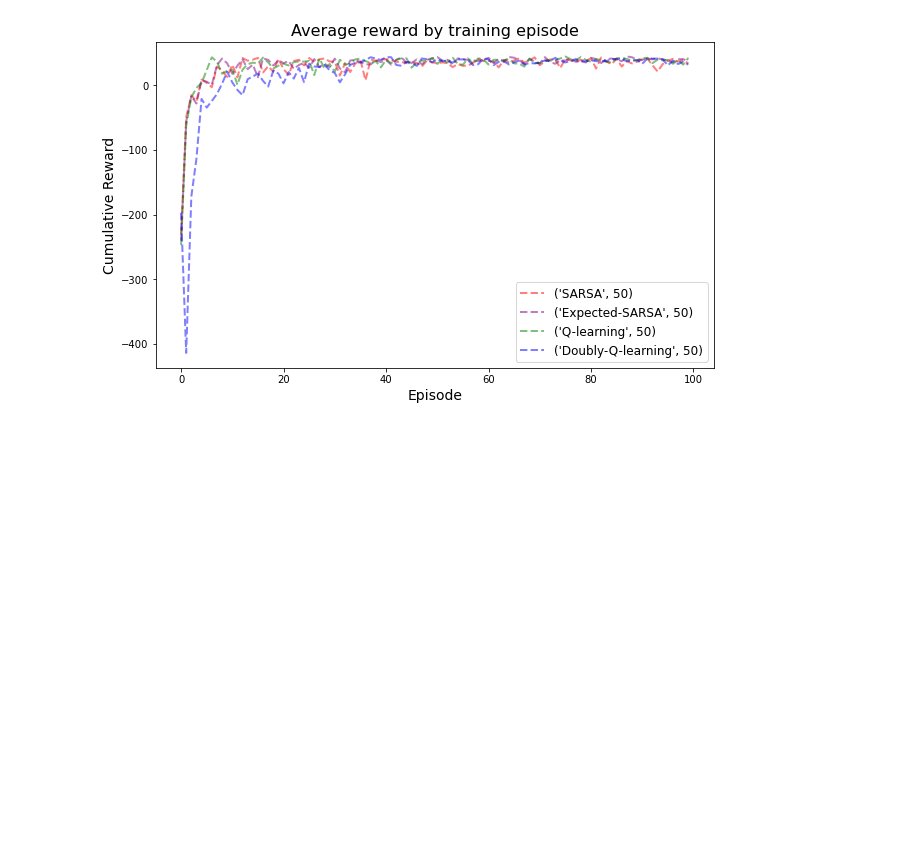
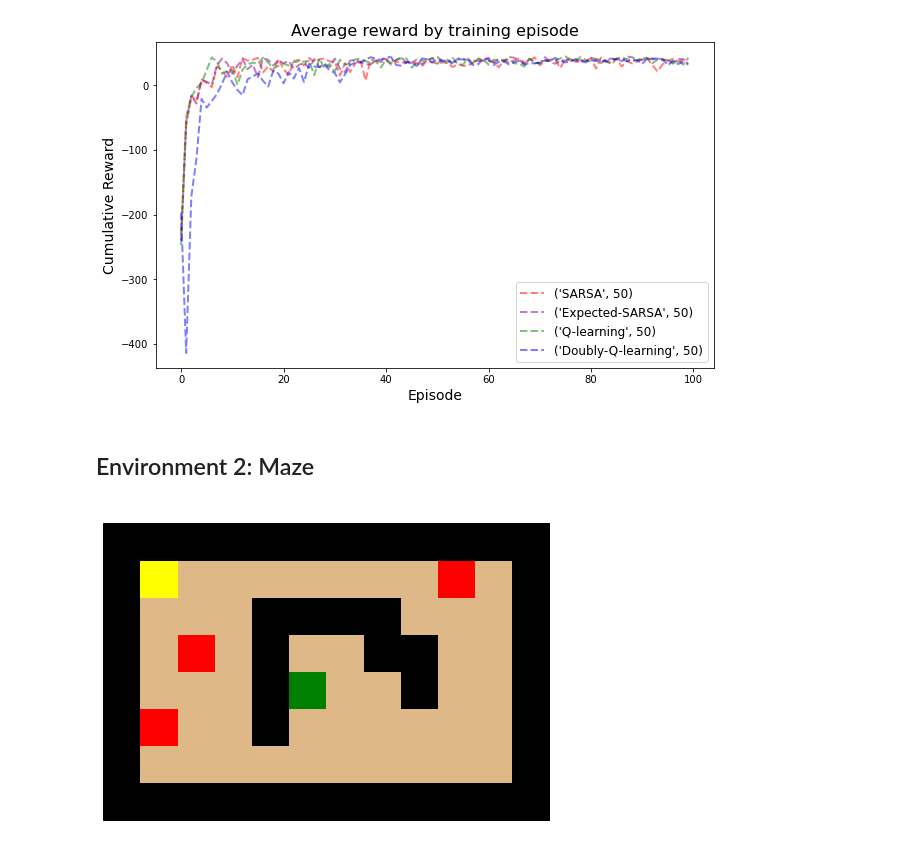
Before and after one commit to wijayajessica/AI_project, a Jupyter notebook: Evaluate Algorithm.ipynb, the cells around one changed output. Drawn from its saved outputs; the diff is of its cells as text; code cells hidden in the pictures; blank space fills up the shorter version.

Commit message:
adding maze environment

```diff
--- a/Evaluate Algorithm.ipynb
+++ b/Evaluate Algorithm.ipynb
@@ -141,3 +143,46 @@ plt.show()
 # %% [output]
 [figure]
 [figure]
+# %% [markdown]
+## Environment 2: Maze
+# %%
+def maze():
+    """Construct the "maze" environment."""
+    return GridWorld(
+        maze=[
+            '############',
+            '#o.......X.#',
+            '#...####...#',
+            '#.X.#..##..#',
+            '#...#*..#..#',
+            '#X..#......#',
+            '#..........#',
+            '############'
+        ],
+        rewards={
+            '*': 50,         # gain 50 points for reaching goal
+            'X': -50,        # lose 50 points for falling down
+            'moved': -1,     # lose 1 point for walking
+            'hit-wall': -1   # lose 1 point for stumbling into a wall
+        }
+    )
+
+# Create cliffworld
+env = maze()
+
+# Paint cliffworld
+def square(x,y,**kw):
+    plt.axhspan(y,y+1,xmin=x/12,xmax=(x+1)/12,**kw)
+
+colors = {'#': 'black', '.': 'burlywood', 'X': 'red', '*': 'green', 'o': 'yellow'}
+
+plt.figure(figsize=(8,6))
+
+for y,row in enumerate(env.maze.topology):
+    for x,cell in enumerate(row):
+        square(x,5-y,color=colors[cell])
+
+plt.axis('off')
+plt.show()
+# %% [output]
+[figure, added]
```
Also changed, not shown: parts of 10 cells of this notebook.
